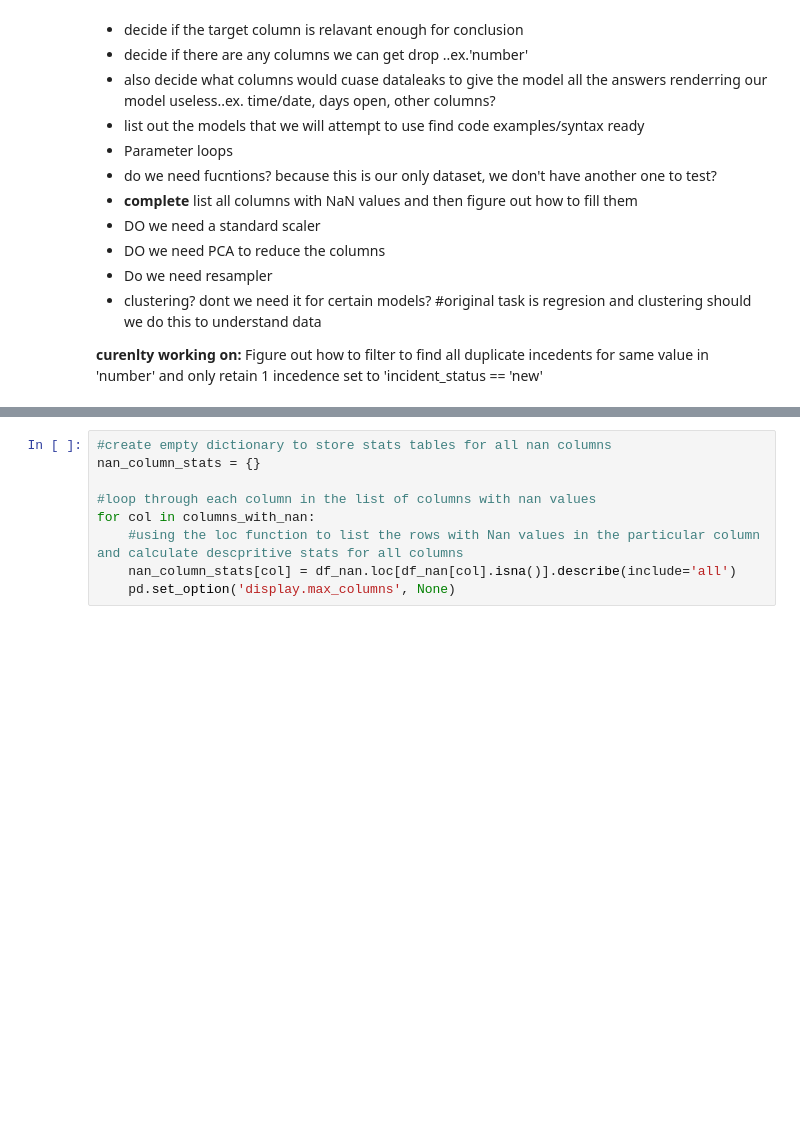
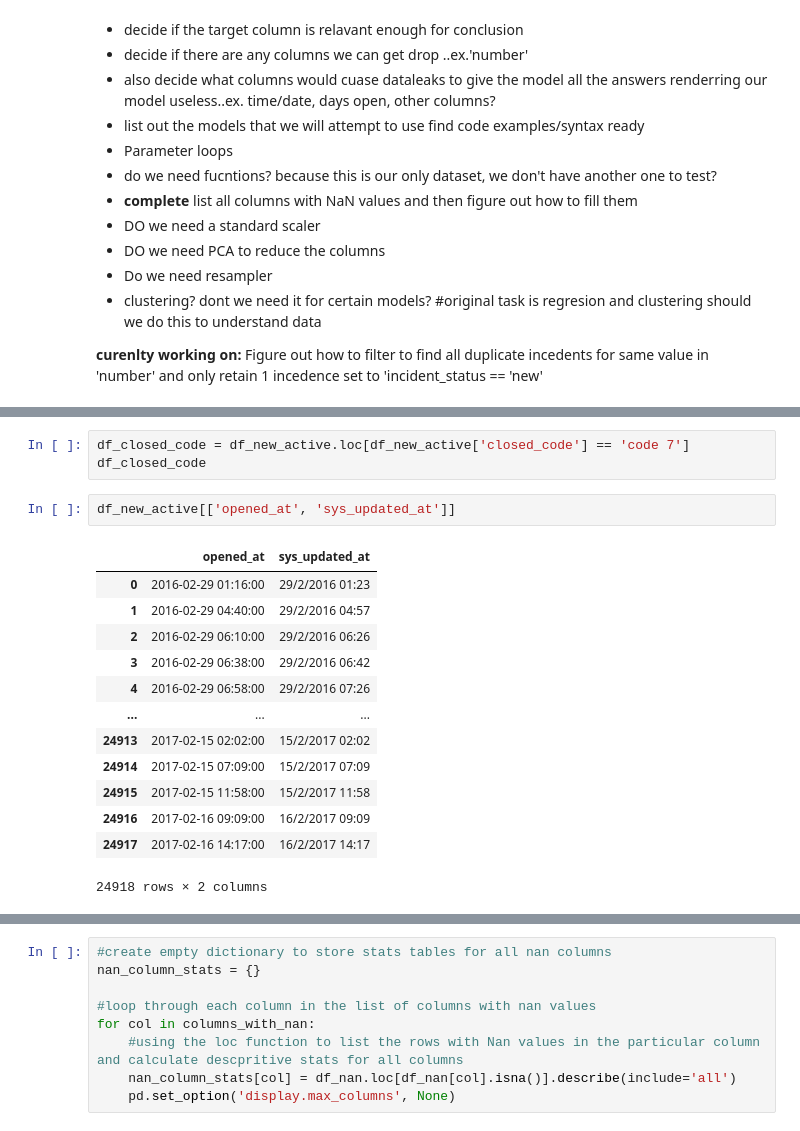
Before and after one commit to Sug-ar-N-Spice/Incident_Events, a Jupyter notebook: incident_event_log.ipynb, the cells around one changed output, grey strips where cells are left out. Cells and saved outputs as stored; diff of their text form; blank space fills up the shorter version.

```diff
--- a/incident_event_log.ipynb
+++ b/incident_event_log.ipynb
@@ -63,0 +193,19 @@ df_nan.isna().sum()/len(df_nan)
+# %%
+df_closed_code = df_new_active.loc[df_new_active['closed_code'] == 'code 7']
+df_closed_code
+# %%
+df_new_active[['opened_at', 'sys_updated_at']]
+# %% [output]
+|  | opened_at | sys_updated_at |
+| 0 | 2016-02-29 01:16:00 | 29/2/2016 01:23 |
+| 1 | 2016-02-29 04:40:00 | 29/2/2016 04:57 |
+| 2 | 2016-02-29 06:10:00 | 29/2/2016 06:26 |
+| 3 | 2016-02-29 06:38:00 | 29/2/2016 06:42 |
+| 4 | 2016-02-29 06:58:00 | 29/2/2016 07:26 |
+| ... | ... | ... |
+| 24913 | 2017-02-15 02:02:00 | 15/2/2017 02:02 |
+| 24914 | 2017-02-15 07:09:00 | 15/2/2017 07:09 |
+| 24915 | 2017-02-15 11:58:00 | 15/2/2017 11:58 |
+| 24916 | 2017-02-16 09:09:00 | 16/2/2017 09:09 |
+| 24917 | 2017-02-16 14:17:00 | 16/2/2017 14:17 |
+24918 rows × 2 columns
```
Also changed, not shown: parts of 31 cells of this notebook.
